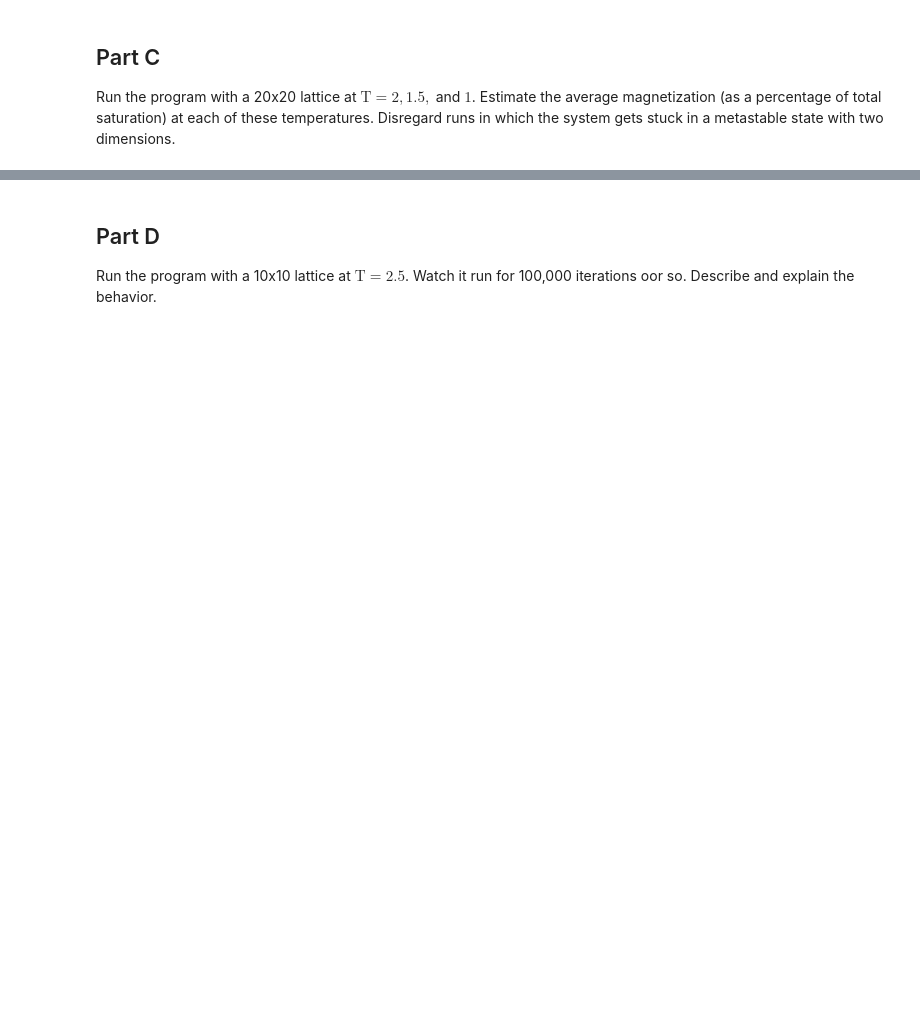
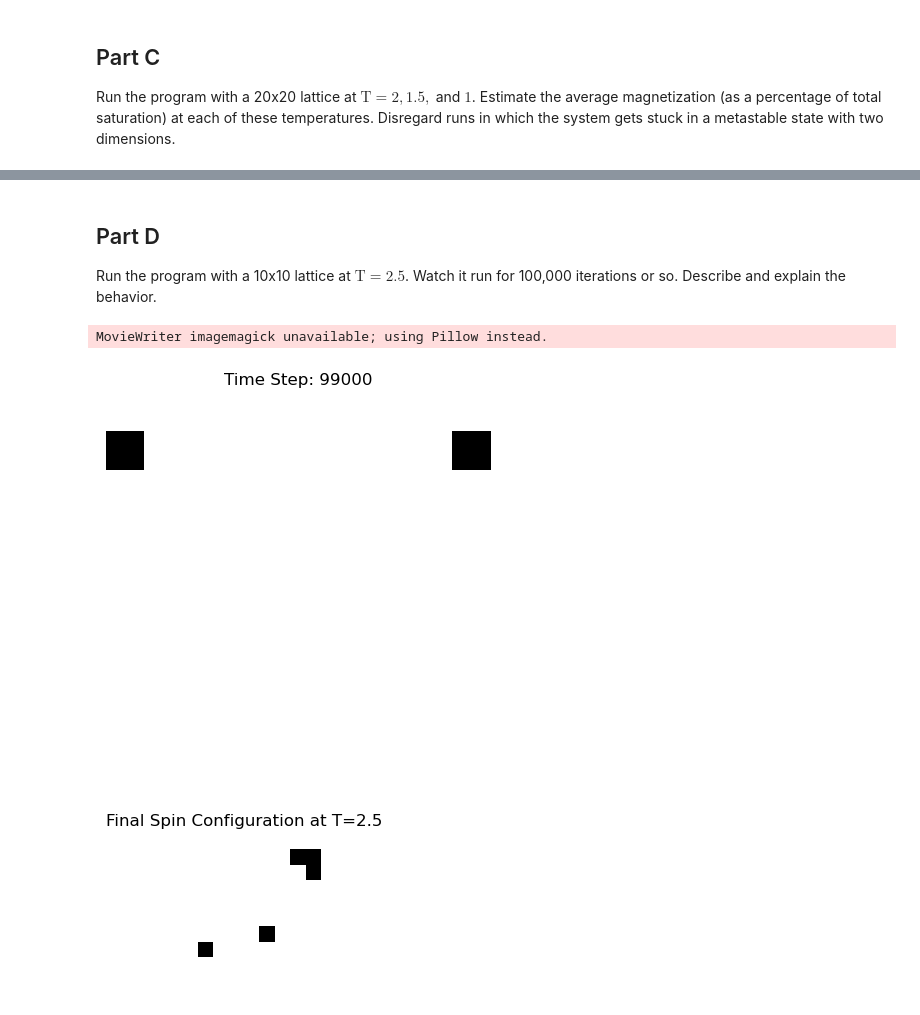
Before and after one commit to bfencill/140A-Ising-model-Project, a Jupyter notebook: Code/question8-26.ipynb, the cells around one changed output, grey strips where cells are left out. Drawn from its saved outputs; the diff is of its cells as text; code cells hidden in the pictures; blank space fills up the shorter version.

```diff
--- a/Code/question8-26.ipynb
+++ b/Code/question8-26.ipynb
@@ -57,4 +106,19 @@ Run the program with a 20x20 lattice at $\text{T}=2,1.5,$ and $1$. Estimate the
 # %% [markdown]
 ## Part D
 
-Run the program with a 10x10 lattice at $\text{T}=2.5$. Watch it run for 100,000 iterations oor so. Describe and explain the behavior.
+Run the program with a 10x10 lattice at $\text{T}=2.5$. Watch it run for 100,000 iterations or so. Describe and explain the behavior.
+# %%
+from IsingModel import Run_Simulation_With_GIF
+
+lattice_size = 10
+temperature = 2.5
+steps = 100000
+B_field = -1
+save_interval = 1000  # Save every 1000 steps
+gif_output_path = 'Ising_Model_10x10_T2.5.gif'
+
+spin_lattice, magnetism = Run_Simulation_With_GIF(lattice_size, temperature, steps, B_field, save_interval, gif_output_path)
+# %% [output]
+MovieWriter imagemagick unavailable; using Pillow instead.
+[figure, added]
+[figure, added]
```
Also changed, not shown: parts of 8 cells of this notebook, 17 other files.
